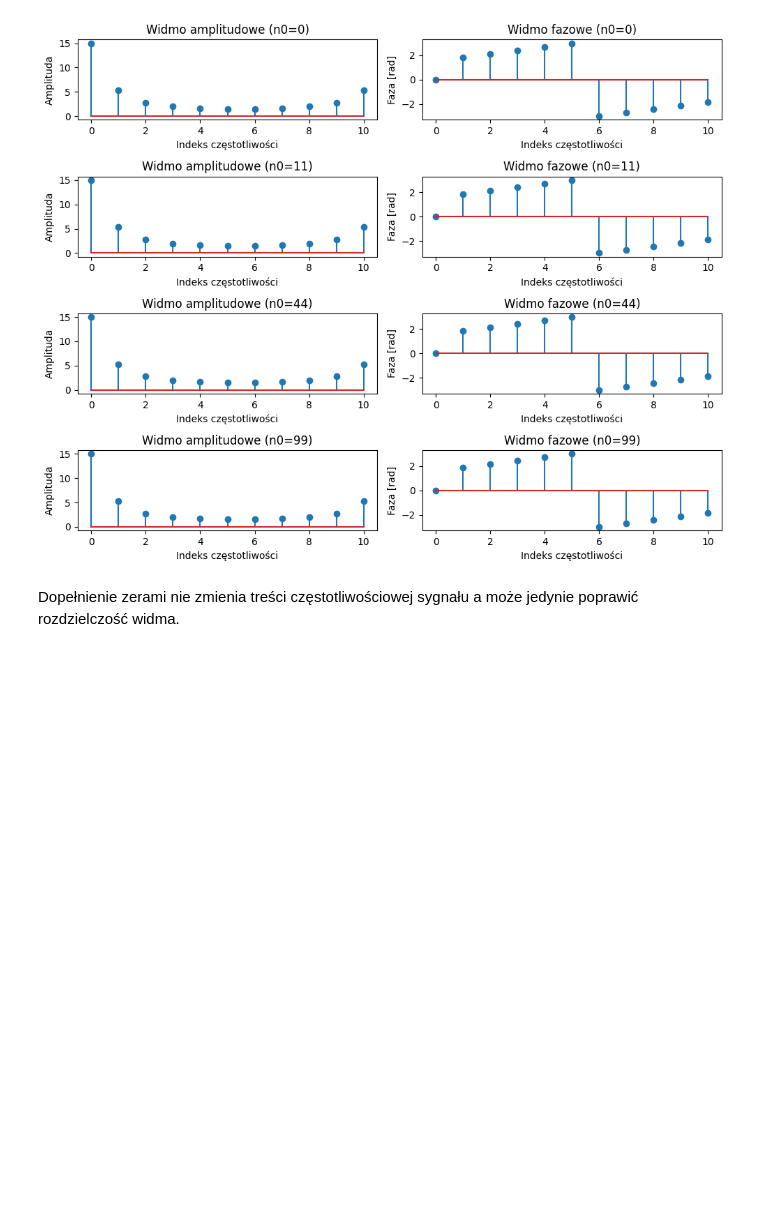
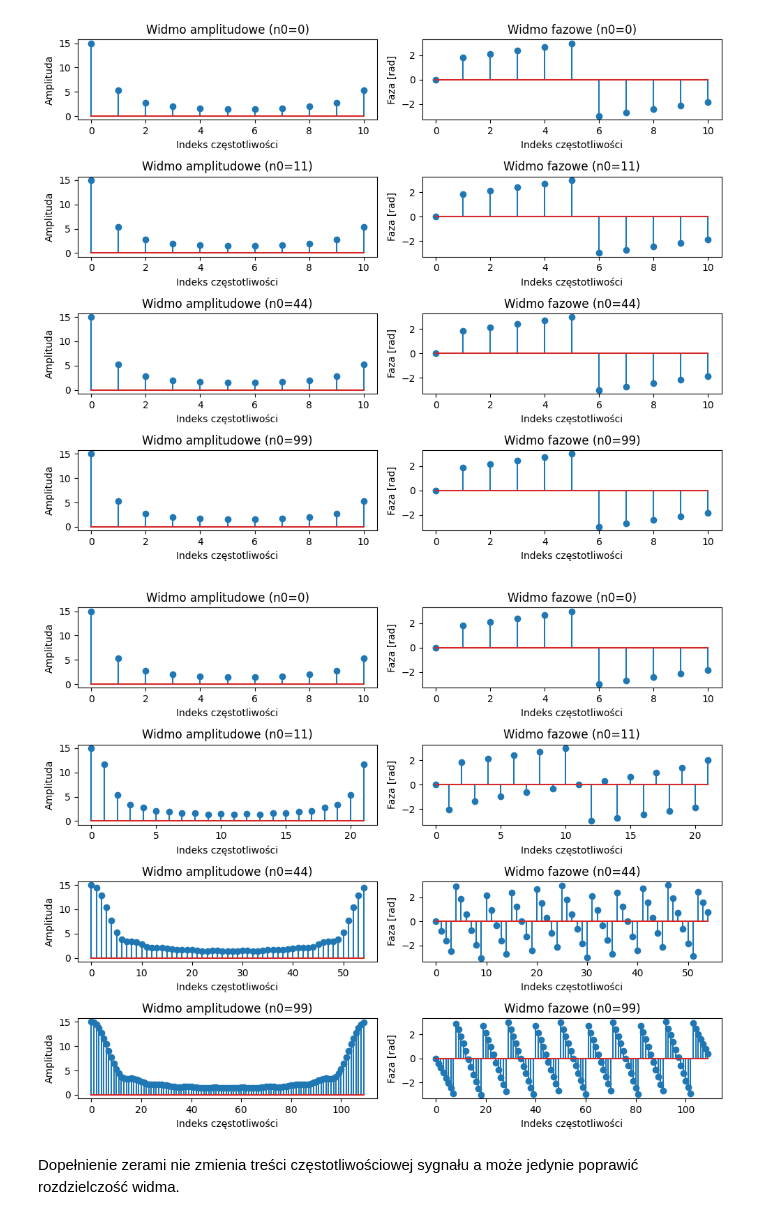
Before and after one commit to Kerciu/WMM_25L, a Jupyter notebook: signals/zad3.ipynb, the cells around one changed output. Saved outputs shown, nothing was run; the diff lists cells and outputs as text; code cells hidden in the pictures; blank space fills up the shorter version.

```diff
--- a/signals/zad3.ipynb
+++ b/signals/zad3.ipynb
@@ -28,12 +28,15 @@ fig, axes = plt.subplots(len(N0), 2, figsize=(10, 8))
 
 
 for i, n0 in enumerate(N0):
+    # calculated_signal = np.pad(signal(n), (0, N0), 'constant')
     calculated_signal = signal(n)
+    for _ in range(n0):
+        amplitude_spectrum = np.append(amplitude_spectrum, 0)
+        # phase_spectrum = np.append(phase_spectrum, 0)
+
     amplitude_spectrum = calc_amplitude_spectrum(calculated_signal)
     phase_spectrum = calc_phase_spectrum(calculated_signal)
-    for _ in range(n0):
-        np.append(amplitude_spectrum, 0)
-        np.append(phase_spectrum, 0)
+
 
     axes[i, 0].stem(amplitude_spectrum)
     axes[i, 0].set_title(f"Widmo amplitudowe (n0={n0})")
@@ -49,5 +52,51 @@ plt.tight_layout()
 plt.show()
 # %% [output]
 [figure]
+# %%
+N = 11
+A = 3
+signal = lambda n: A * (n % N) / N
+
+n = np.arange(N)
+N0 = [0, 1 * N, 4 * N, 9 * N]
+
+def calc_spectrum(signal):
+    return fft(signal)
+
+def calc_amplitude_spectrum(signal):
+    return np.abs(calc_spectrum(signal))
+
+def calc_phase_spectrum(signal):
+    return np.angle(calc_spectrum(signal))
+
+fig, axes = plt.subplots(len(N0), 2, figsize=(10, 8))
+
+
+for i, n0 in enumerate(N0):
+    # calculated_signal = np.pad(signal(n), (0, N0), 'constant')
+    calculated_signal = signal(n)
+    for _ in range(n0):
+        calculated_signal = np.append(calculated_signal, 0)
+        # amplitude_spectrum = np.append(amplitude_spectrum, 0)
+        # phase_spectrum = np.append(phase_spectrum, 0)
+
+    amplitude_spectrum = calc_amplitude_spectrum(calculated_signal)
+    phase_spectrum = calc_phase_spectrum(calculated_signal)
+
+
+    axes[i, 0].stem(amplitude_spectrum)
+    axes[i, 0].set_title(f"Widmo amplitudowe (n0={n0})")
+    axes[i, 0].set_xlabel("Indeks częstotliwości")
+    axes[i, 0].set_ylabel("Amplituda")
+
+    axes[i, 1].stem(phase_spectrum)
+    axes[i, 1].set_title(f"Widmo fazowe (n0={n0})")
+    axes[i, 1].set_xlabel("Indeks częstotliwości")
+    axes[i, 1].set_ylabel("Faza [rad]")
+
+plt.tight_layout()
+plt.show()
+# %% [output]
+[figure, added]
 # %% [markdown]
 Dopełnienie zerami nie zmienia treści częstotliwościowej sygnału a może jedynie poprawić rozdzielczość widma.
```
